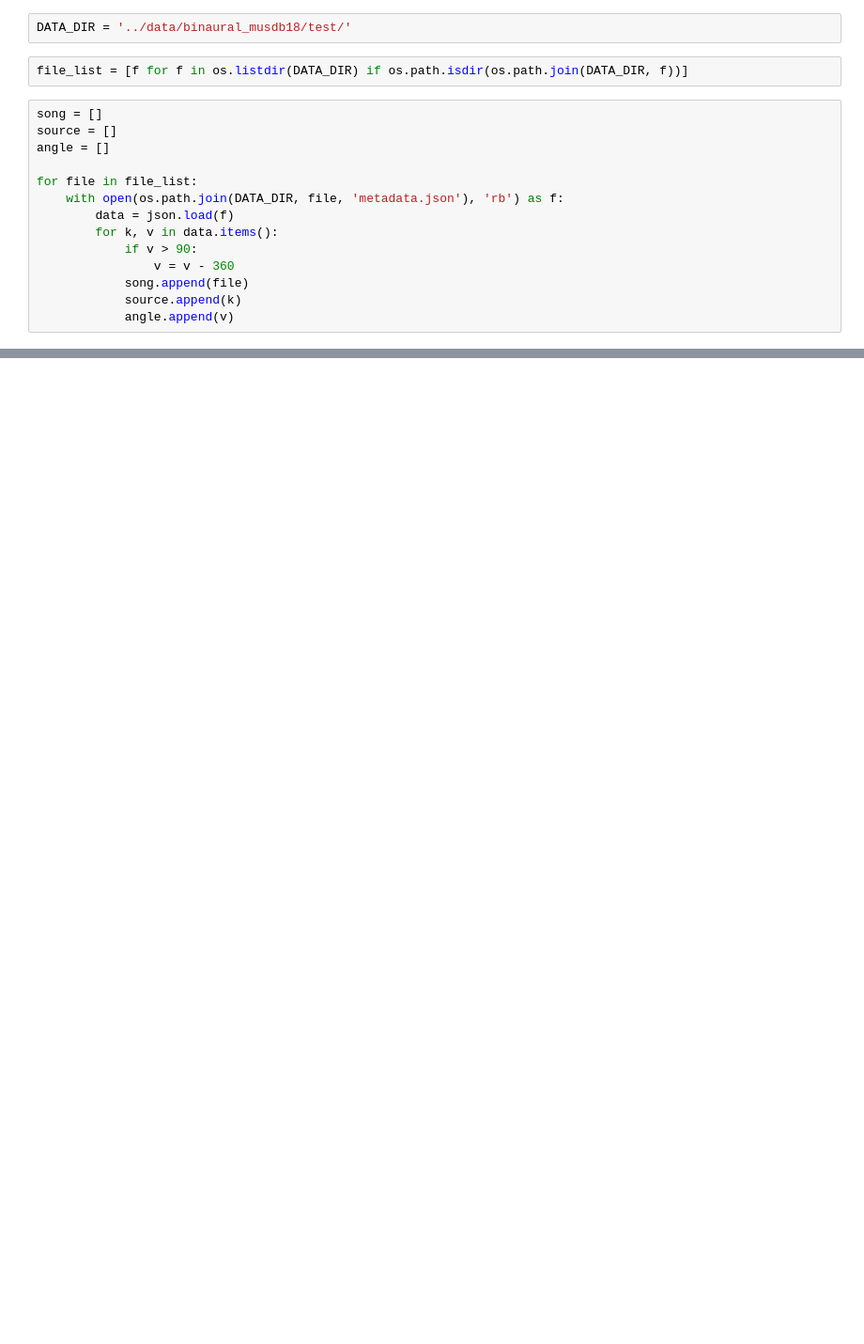
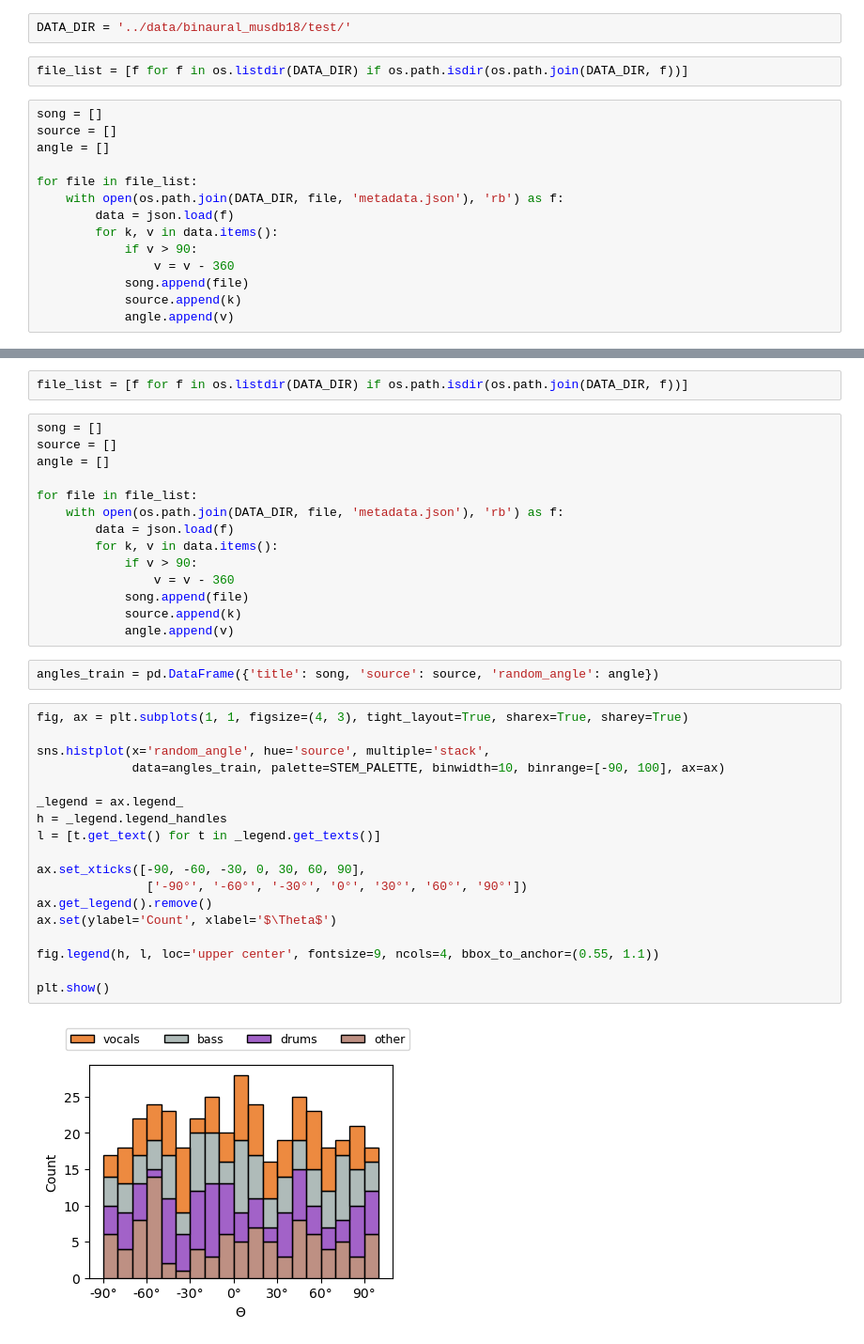
Before and after one commit to richa-namballa/binaural-mss, a Jupyter notebook: notebook/metadata.ipynb, the cells around one changed output, grey strips where cells are left out. Shown: that part at 94% size. Cells and saved outputs as stored; diff of their text form; blank space fills up the shorter version.

```diff
--- a/notebook/metadata.ipynb
+++ b/notebook/metadata.ipynb
@@ -75,0 +78,38 @@ angles.to_csv('../data/binaural_musdb18/metadata.csv')
+# %%
+file_list = [f for f in os.listdir(DATA_DIR) if os.path.isdir(os.path.join(DATA_DIR, f))]
+# %%
+song = []
+source = []
+angle = []
+
+for file in file_list:
+    with open(os.path.join(DATA_DIR, file, 'metadata.json'), 'rb') as f:
+        data = json.load(f)
+        for k, v in data.items():
+            if v > 90:
+                v = v - 360
+            song.append(file)
+            source.append(k)
+            angle.append(v)
+# %%
+angles_train = pd.DataFrame({'title': song, 'source': source, 'random_angle': angle})
+# %%
+fig, ax = plt.subplots(1, 1, figsize=(4, 3), tight_layout=True, sharex=True, sharey=True)
+
+sns.histplot(x='random_angle', hue='source', multiple='stack',
+             data=angles_train, palette=STEM_PALETTE, binwidth=10, binrange=[-90, 100], ax=ax)
+
+_legend = ax.legend_
+h = _legend.legend_handles
+l = [t.get_text() for t in _legend.get_texts()]
+
+ax.set_xticks([-90, -60, -30, 0, 30, 60, 90],
+               ['-90°', '-60°', '-30°', '0°', '30°', '60°', '90°'])
+ax.get_legend().remove()
+ax.set(ylabel='Count', xlabel='$\Theta$')
+
+fig.legend(h, l, loc='upper center', fontsize=9, ncols=4, bbox_to_anchor=(0.55, 1.1))
+
+plt.show()
+# %% [output]
+[figure, added]
```
Also changed, not shown: parts of 16 cells of this notebook, 30 other files.
